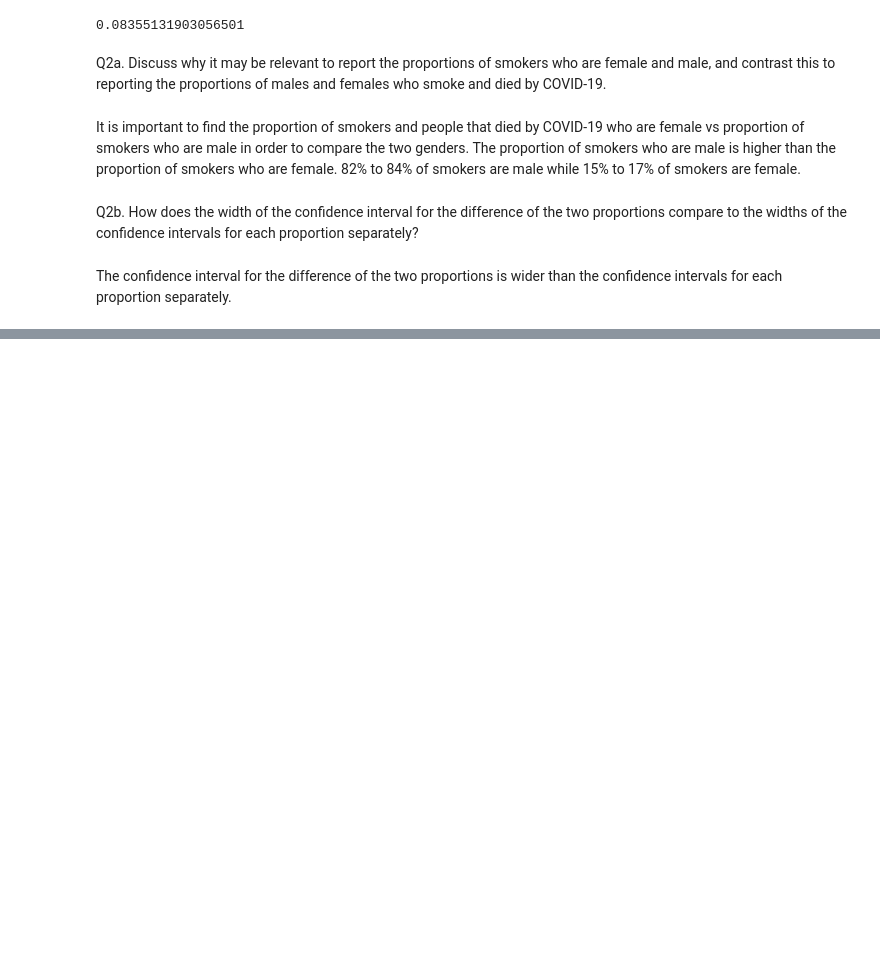
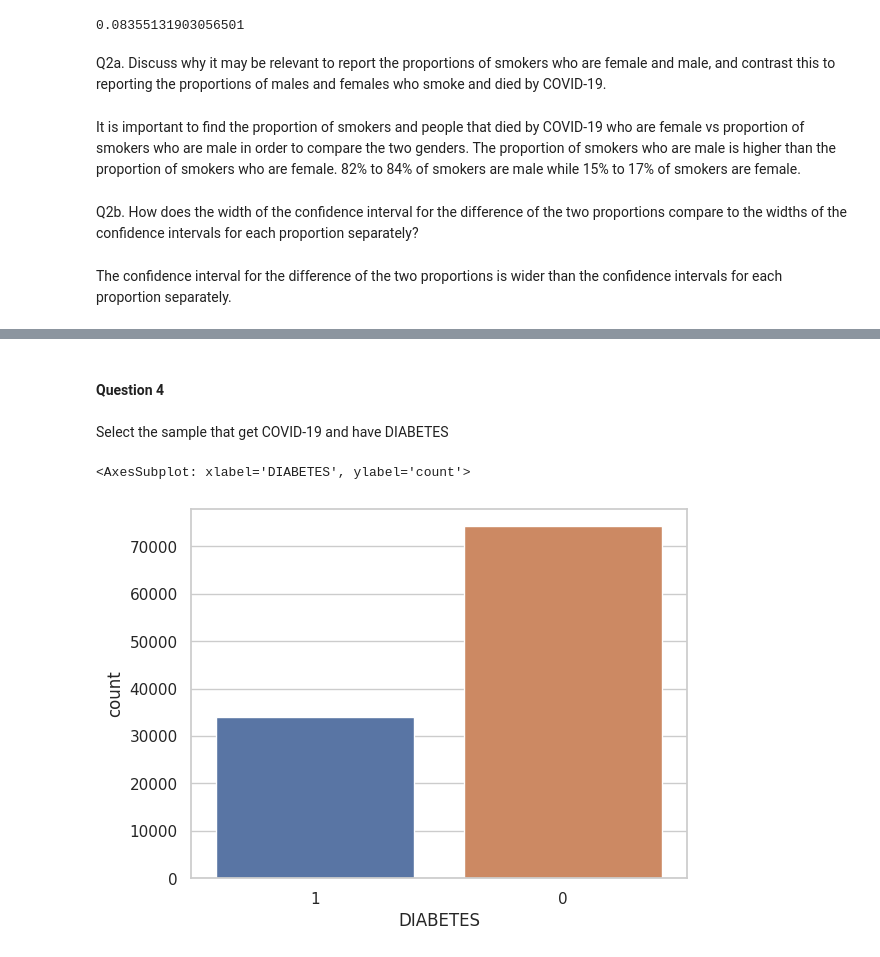
Before and after one commit to joshoandres13/COVID19, a Jupyter notebook: COVIDanalysis.ipynb, the cells around one changed output, grey strips where cells are left out. Saved outputs shown, nothing was run; the diff lists cells and outputs as text; code cells hidden in the pictures; blank space fills up the shorter version.

```diff
--- a/COVIDanalysis.ipynb
+++ b/COVIDanalysis.ipynb
@@ -405,0 +473,9 @@ Male_SMOKE_COVID_died.reset_index(inplace=True,drop=True)
+# %% [markdown]
+#### Question 4
+# %% [markdown]
+Select the sample that get COVID-19 and have DIABETES
+# %%
+sns.countplot(x=df["DIABETES"], order=[1,0])
+# %% [output]
+<AxesSubplot: xlabel='DIABETES', ylabel='count'>
+[figure, added]
```
Also changed, not shown: parts of 31 cells of this notebook, 1 other file.
